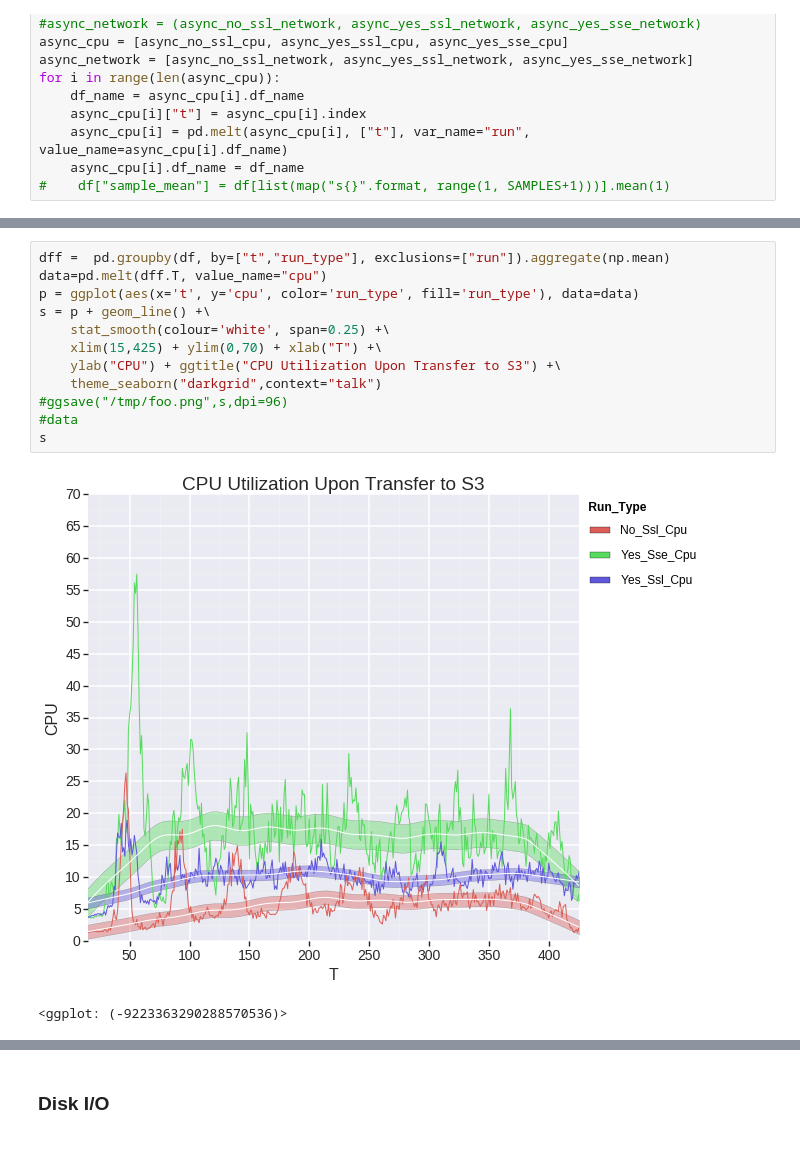
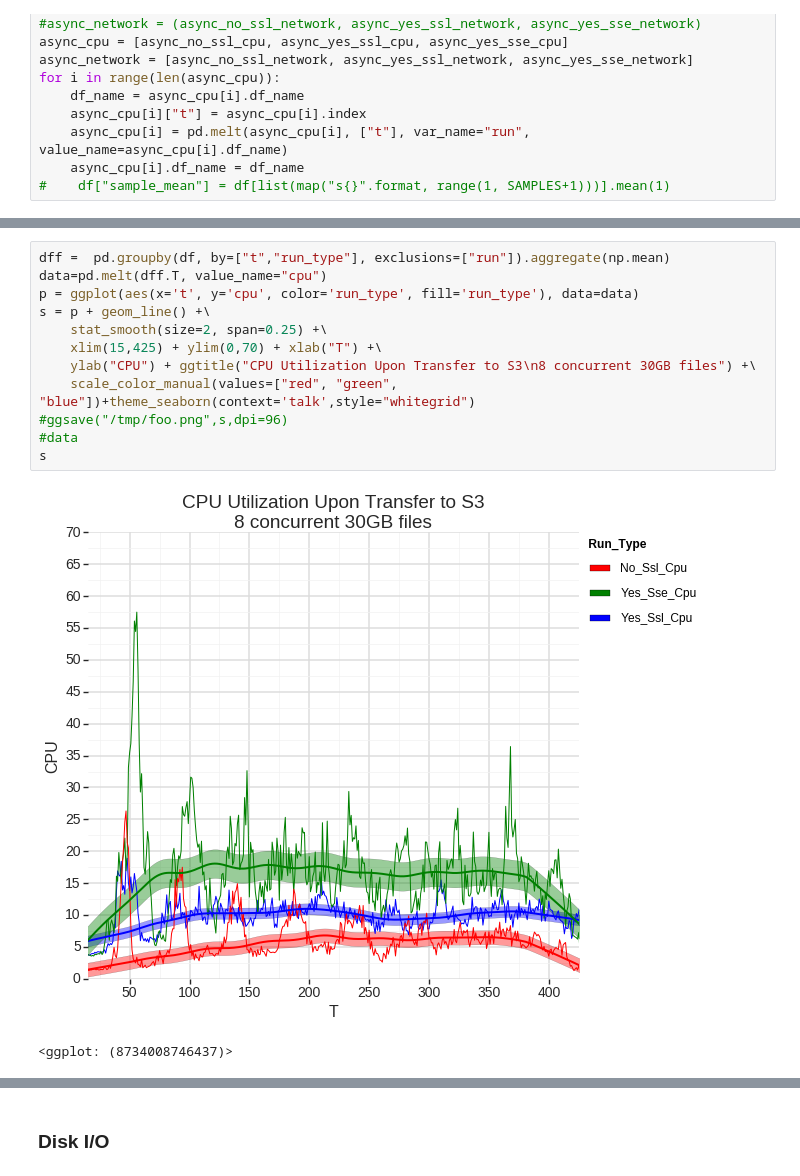
Before and after one commit to philipsoutham/aws-encryption-performance, a Jupyter notebook: To crypto, or not to crypto...-Copy1.ipynb, the cells around one changed output, grey strips where cells are left out. Saved outputs shown, nothing was run; the diff lists cells and outputs as text; blank space fills up the shorter version.

Commit message:
using ggplot exclusively

```diff
--- a/To crypto, or not to crypto...-Copy1.ipynb
+++ b/To crypto, or not to crypto...-Copy1.ipynb
@@ -130,16 +80,16 @@ sns.tsplot(data=df, time="t", unit="run", condition="run_type", value="cpu")
 # %%
 dff =  pd.groupby(df, by=["t","run_type"], exclusions=["run"]).aggregate(np.mean)
 data=pd.melt(dff.T, value_name="cpu")
 p = ggplot(aes(x='t', y='cpu', color='run_type', fill='run_type'), data=data)
 s = p + geom_line() +\
-    stat_smooth(colour='white', span=0.25) +\
+    stat_smooth(size=2, span=0.25) +\
     xlim(15,425) + ylim(0,70) + xlab("T") +\
-    ylab("CPU") + ggtitle("CPU Utilization Upon Transfer to S3") +\
-    theme_seaborn("darkgrid",context="talk")
+    ylab("CPU") + ggtitle("CPU Utilization Upon Transfer to S3\n8 concurrent 30GB files") +\
+    scale_color_manual(values=["red", "green", "blue"])+theme_seaborn(context='talk',style="whitegrid")
 #ggsave("/tmp/foo.png",s,dpi=96)
 #data
 s
 # %% [output]
-[figure, old version]
+[figure, new version]
-<ggplot: (-9223363290288570536)>
+<ggplot: (8734008746437)>
 # %%
```
Also changed, not shown: parts of 46 cells of this notebook.
